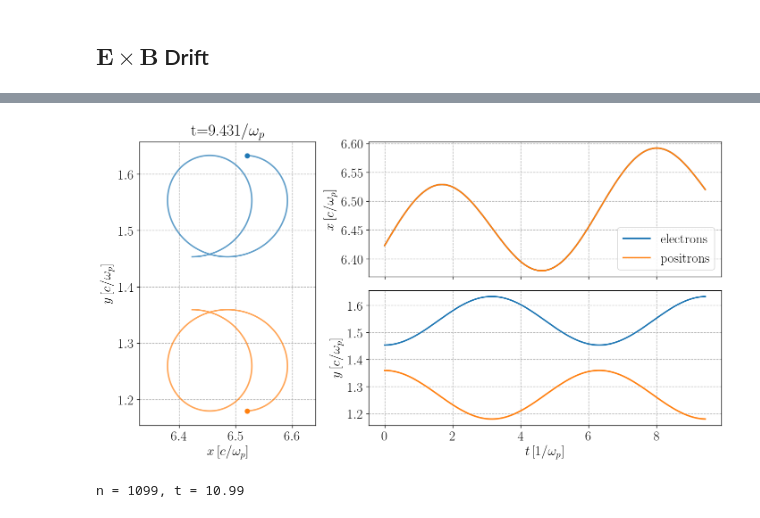
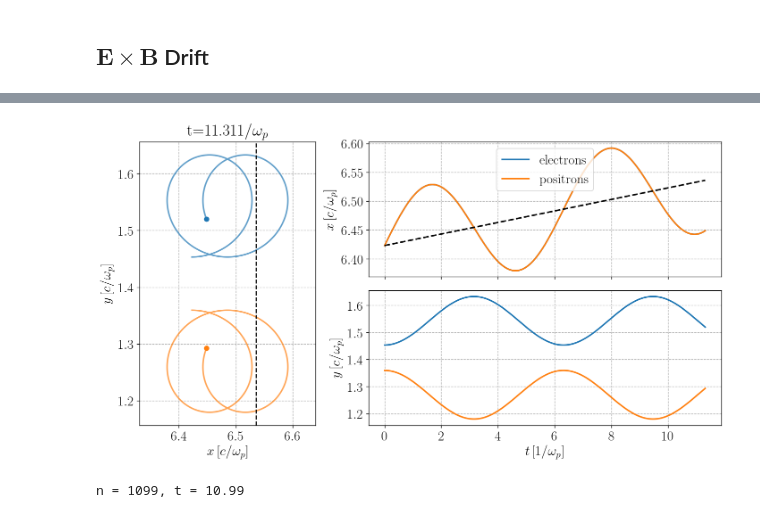
Before and after one commit to pardallio/zpic, a Jupyter notebook: python/ExB Drift.ipynb, the cells around one changed output, grey strips where cells are left out. Cells and saved outputs as stored; diff of their text form; code cells hidden in the pictures.

```diff
--- a/python/ExB Drift.ipynb
+++ b/python/ExB Drift.ipynb
@@ -36,21 +36,14 @@ positrons = em2d.Species( "positrons", 1, ppc,
 # Initialize simulation
 sim = em2d.Simulation( nx, box, dt, species = (electrons,positrons) )
 
-# Set moving window
-#sim.set_moving_window()
-
-# Set current smoothing
-#sim.set_smooth( em2d.Smooth(xtype = "compensated", xlevel = 4) )
-
-
-#sim.emf.bc_type="open"
-
+B=1
+E=0.01
 
 def ext_B(x,y):
-    return [0,0,1]
+    return [0,0,B*(1+0.01*y)]
 
 def ext_E(x,y):
-    return [0,0.01,0]
+    return [0,0,0]
 
 ex=em2d.Ext_Field(sim,ext_E=ext_E,ext_B=ext_B)
 
@@ -68,7 +61,6 @@ def itera():
     sim.emf.advance(sim)
     ex.update_ext(sim)
     sim.advance()
-    print(sim.emf.E_part[:,:,1])
 
     #store the electron trajectories
     ele_part_rep.append(sim.get_species()[0].particles[30].copy())
@@ -76,7 +68,7 @@ def itera():
     pos_part_rep.append(sim.get_species()[1].particles[28].copy())
 
 
-while sim.t < 2*1.5*np.pi:
+while sim.t < 2*1.8*np.pi:
     print('n = {:d}, t = {:g}'.format(sim.n,sim.t), end = '\r')
     itera()
 # %% [output]
@@ -163,34 +95,36 @@ mpl.rc('font', family = 'serif')
 
 gs2 = gridspec.GridSpec(2, 2, hspace=0.1,width_ratios=[1, 2])
 
 ax = plt.subplot(gs2[:, 0])
 ax.plot(e_posx_t,e_posy_t,lw=2,alpha=0.7)
 ax.scatter(e_posx_t[-1],e_posy_t[-1])
 ax.plot(p_posx_t,p_posy_t,lw=2,alpha=0.7)
 ax.scatter(p_posx_t[-1],p_posy_t[-1])
 ax.grid(True,ls="--")
 ax.set_xlabel("$x\,[c/\omega_p]$")
+plt.axvline(E/B*sim.t+e_posx_t[0],c='k',ls='--')
 ax.set_ylabel("$y\,[c/\omega_p]$")
 ax.set_aspect('equal', 'datalim')
 ax.set_title("t={:.2f}$1/\omega_p$".format(sim.t))
 
 ax2 = plt.subplot(gs2[0,1])
 ax2.plot(t,e_posx_t,lw=2,label="electrons")
 ax2.plot(t,p_posx_t,lw=2,label="positrons")
+ax2.plot(t,E/B*t+e_posx_t[0],lw=2,c='k',ls='--')
 ax2.set_xticklabels([])
 ax2.grid(True,ls="--")
 ax2.set_ylabel("$x\,[c/\omega_p]$")
 ax2.legend()
 
 ax3 = plt.subplot(gs2[1,1])
 ax3.plot(t,e_posy_t,lw=2)
 ax3.plot(t,p_posy_t,lw=2)
 ax3.set_ylabel("$y\,[c/\omega_p]$")
 ax3.set_xlabel("$t\,[1/\omega_p]$")
 ax3.grid(True,ls="--")
 plt.show()
 # %% [output]
-[figure, old version]
+[figure, new version]
 # %%
 while sim.t < 2*1.75*np.pi:
     print('n = {:d}, t = {:g}'.format(sim.n,sim.t), end = '\r')
```
Also changed, not shown: parts of 4 cells of this notebook, 1 other file.
